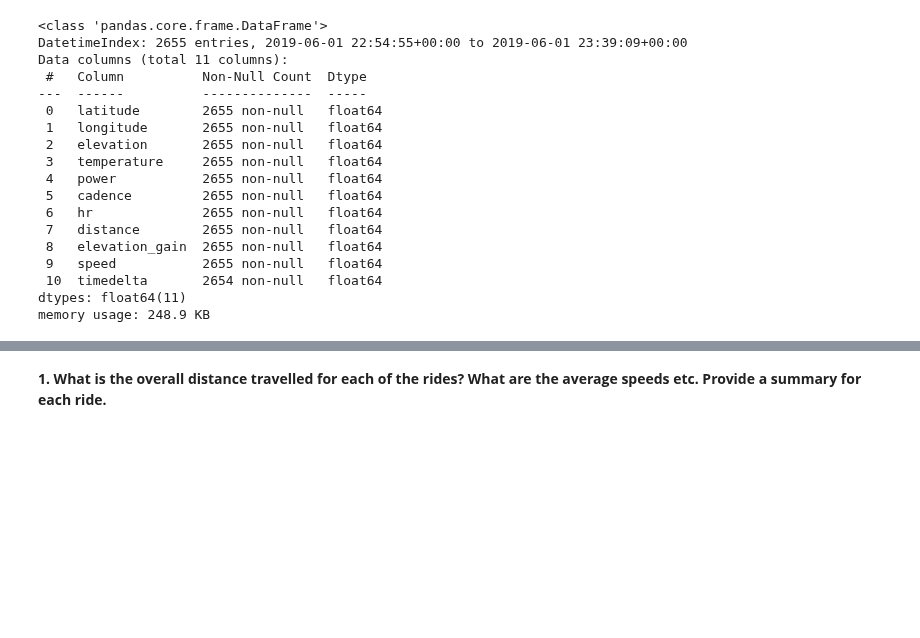
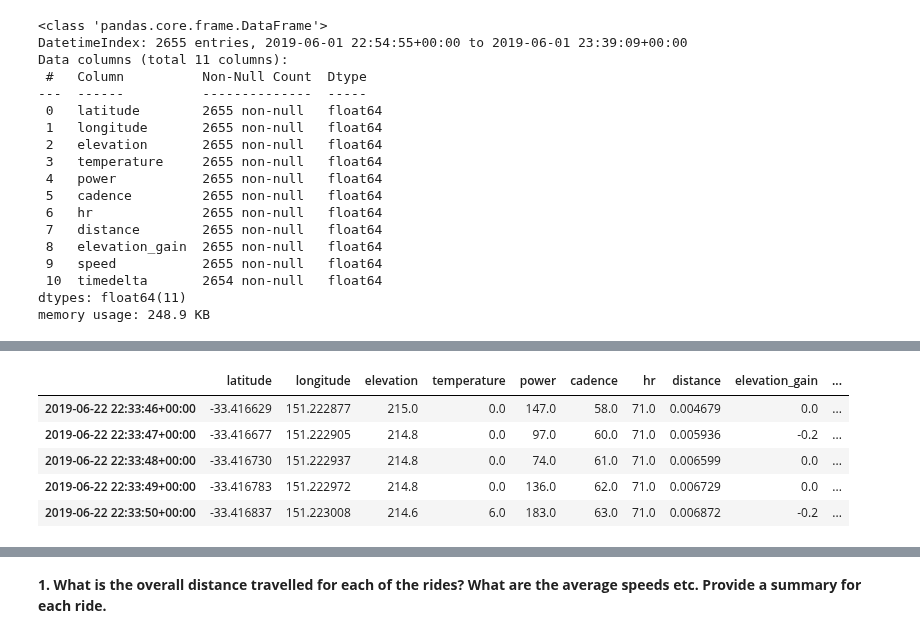
Before and after one commit to MQCOMP2200-S2-2021/data-science-portfolio-avagardiner, a Jupyter notebook: Portfolio 1.ipynb, the cells around one changed output, grey strips where cells are left out. Drawn from its saved outputs; the diff is of its cells as text; code cells hidden in the pictures; blank space fills up the shorter version.

```diff
--- a/Portfolio 1.ipynb
+++ b/Portfolio 1.ipynb
@@ -270,0 +386,9 @@ Since we have validated the data for missing values and determined that there is
+# %%
+rr_2019.head()
+# %% [output]
+|  | latitude | longitude | elevation | temperature | power | cadence | hr | distance | elevation_gain | ... |
+| 2019-06-22 22:33:46+00:00 | -33.416629 | 151.222877 | 215.0 | 0.0 | 147.0 | 58.0 | 71.0 | 0.004679 | 0.0 | ... |
+| 2019-06-22 22:33:47+00:00 | -33.416677 | 151.222905 | 214.8 | 0.0 | 97.0 | 60.0 | 71.0 | 0.005936 | -0.2 | ... |
+| 2019-06-22 22:33:48+00:00 | -33.416730 | 151.222937 | 214.8 | 0.0 | 74.0 | 61.0 | 71.0 | 0.006599 | 0.0 | ... |
+| 2019-06-22 22:33:49+00:00 | -33.416783 | 151.222972 | 214.8 | 0.0 | 136.0 | 62.0 | 71.0 | 0.006729 | 0.0 | ... |
+| 2019-06-22 22:33:50+00:00 | -33.416837 | 151.223008 | 214.6 | 6.0 | 183.0 | 63.0 | 71.0 | 0.006872 | -0.2 | ... |
```
Also changed, not shown: parts of 51 cells of this notebook, 2 other files.
